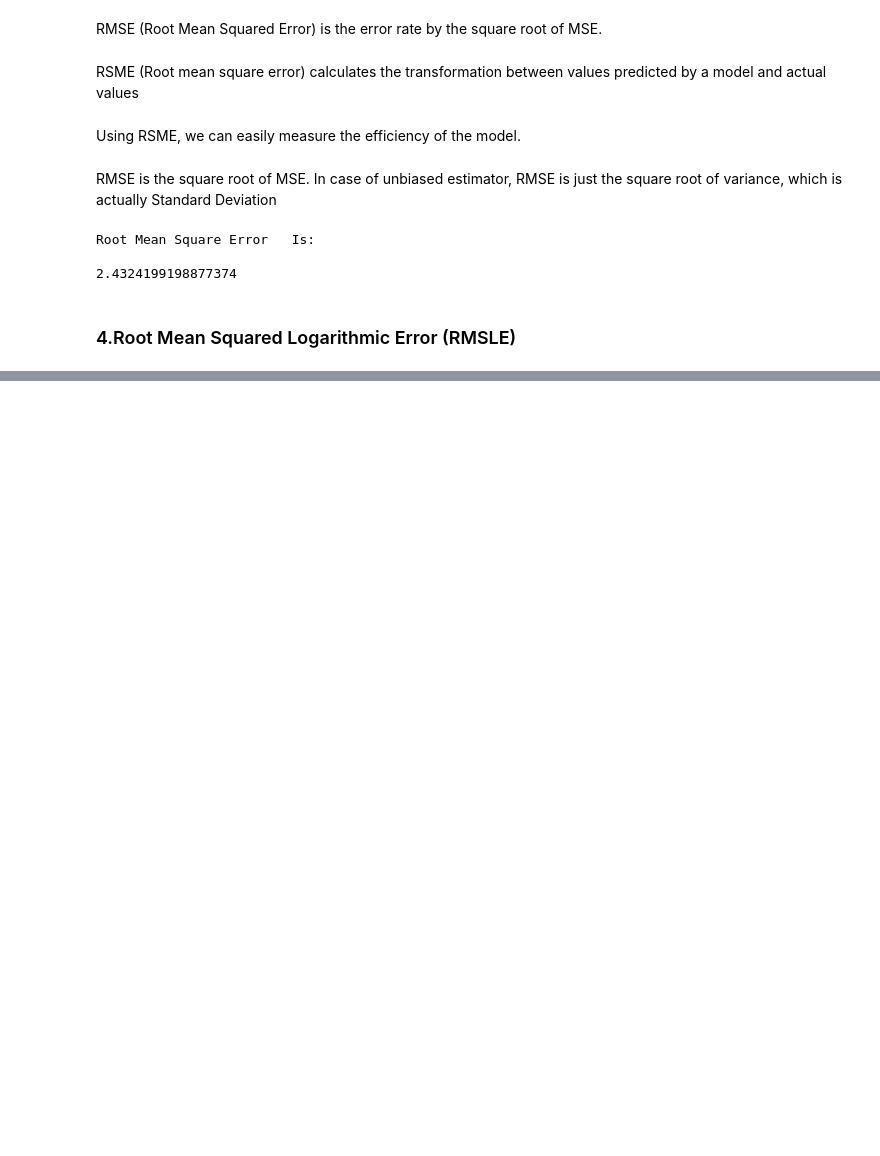
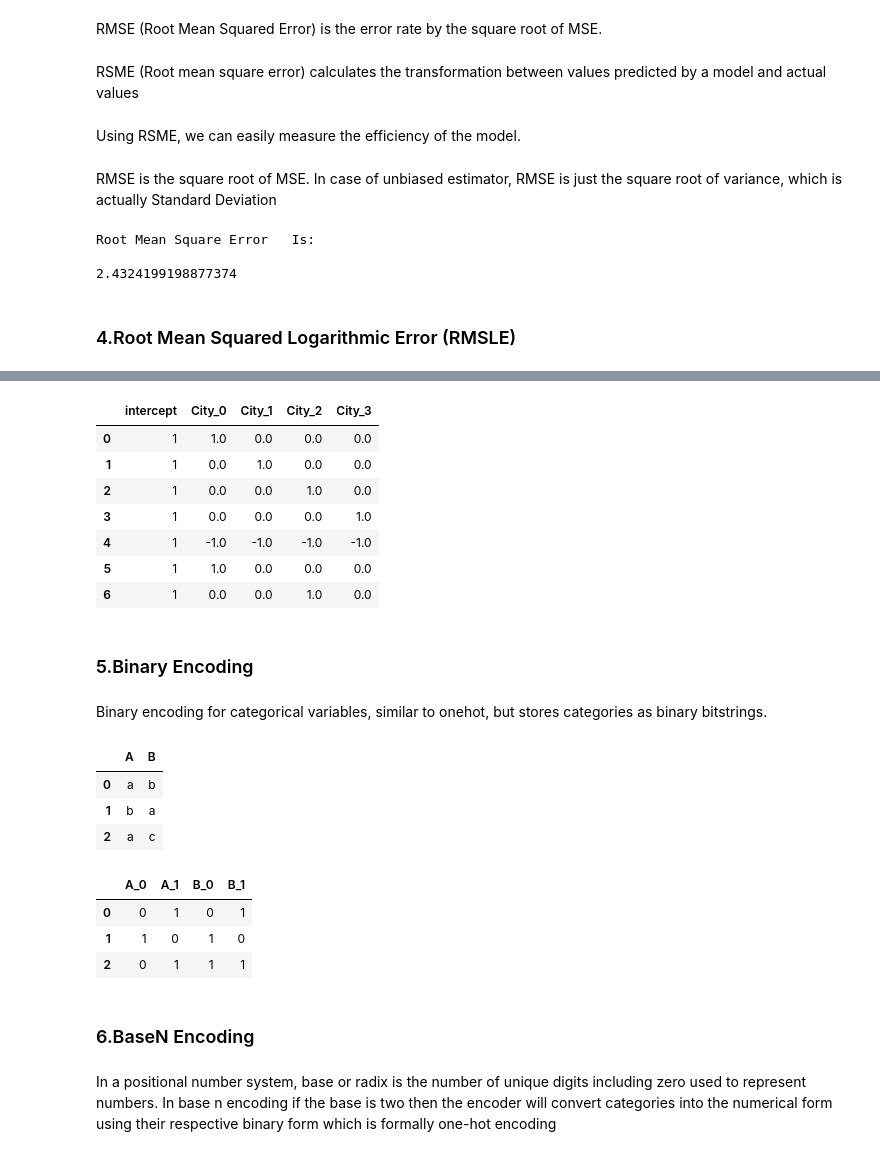
Before and after one commit to ijazkhan101/Machine-Learning-with-Python-20Days, a Jupyter notebook: CompleteNoteBookoFML.ipynb, the cells around one changed output, grey strips where cells are left out. Cells and saved outputs as stored; diff of their text form; code cells hidden in the pictures; blank space fills up the shorter version.

```diff
--- a/CompleteNoteBookoFML.ipynb
+++ b/CompleteNoteBookoFML.ipynb
@@ -341,0 +546,8 @@ Ijaz
+# %%
+import category_encoders as ce
+import pandas as pd
+data=pd.DataFrame({'City':['Delhi','Mumbai','Hyderabad','Chennai','Bangalore','Delhi','Hyderabad']})
+encoder=ce.sum_coding.SumEncoder(cols='City',verbose=False,)
+
+#Original Data
+data
@@ -341,0 +563,15 @@ Ijaz
+# %%
+encoder.fit_transform(data)
+# %% [output]
+|  | intercept | City_0 | City_1 | City_2 | City_3 |
+| 0 | 1 | 1.0 | 0.0 | 0.0 | 0.0 |
+| 1 | 1 | 0.0 | 1.0 | 0.0 | 0.0 |
+| 2 | 1 | 0.0 | 0.0 | 1.0 | 0.0 |
+| 3 | 1 | 0.0 | 0.0 | 0.0 | 1.0 |
+| 4 | 1 | -1.0 | -1.0 | -1.0 | -1.0 |
+| 5 | 1 | 1.0 | 0.0 | 0.0 | 0.0 |
+| 6 | 1 | 0.0 | 0.0 | 1.0 | 0.0 |
+# %% [markdown]
+### 5.Binary Encoding
+# %% [markdown]
+Binary encoding for categorical variables, similar to onehot, but stores categories as binary bitstrings.
@@ -341,0 +580,22 @@ Ijaz
+# %%
+import pandas as pd
+df = pd.DataFrame({'A': ['a', 'b', 'a'], 'B': ['b', 'a', 'c']})
+#Original Data
+df
+# %% [output]
+|  | A | B |
+| 0 | a | b |
+| 1 | b | a |
+| 2 | a | c |
+# %%
+X_trans = ce.BinaryEncoder().fit_transform(df)
+X_trans.head()
+# %% [output]
+|  | A_0 | A_1 | B_0 | B_1 |
+| 0 | 0 | 1 | 0 | 1 |
+| 1 | 1 | 0 | 1 | 0 |
+| 2 | 0 | 1 | 1 | 1 |
+# %% [markdown]
+### 6.BaseN Encoding
+# %% [markdown]
+In a positional number system, base or radix is the number of unique digits including zero used to represent numbers. In base n encoding if the base is two then the encoder will convert categories into the numerical form using their respective binary form which is formally one-hot encoding
```
Also changed, not shown: parts of 71 cells of this notebook.
